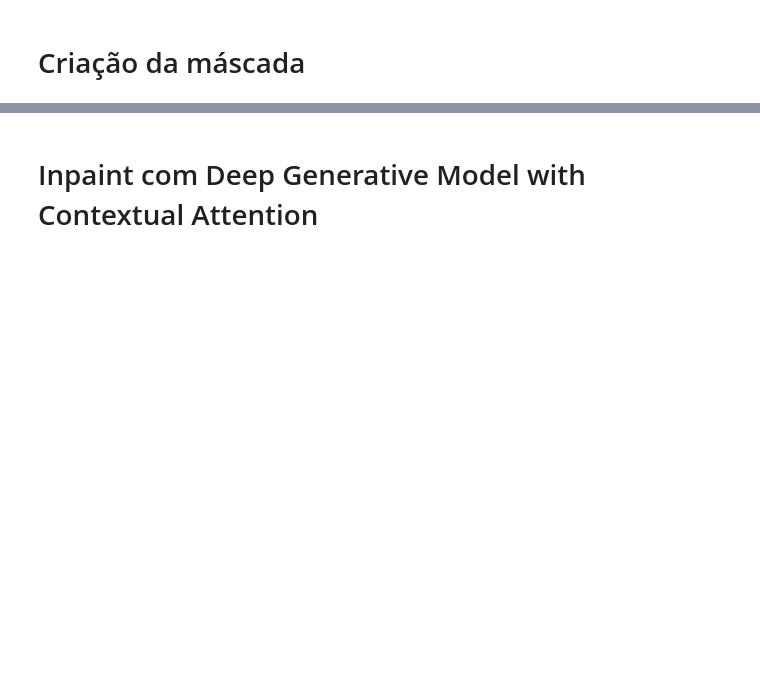
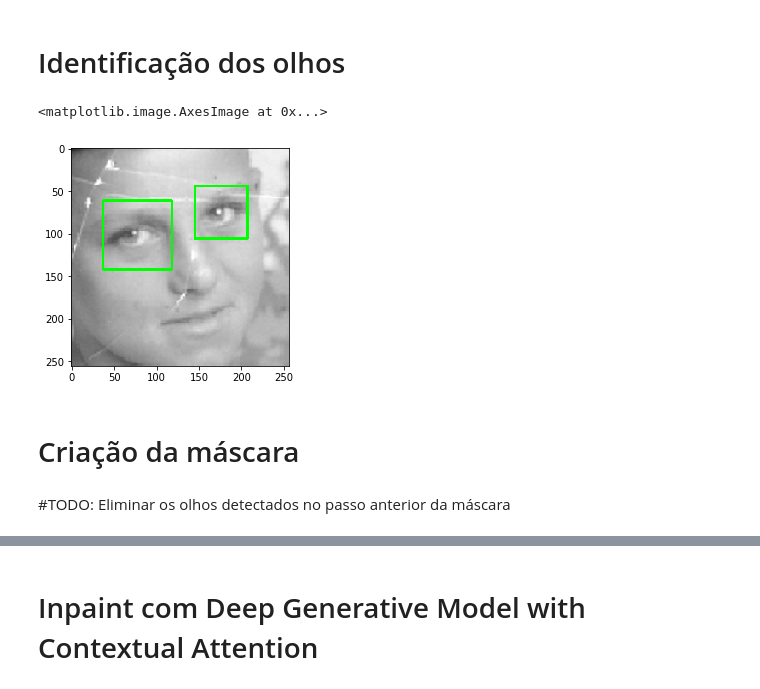
Before and after one commit to izabel-ferrari/projeto-formatura-poli, a Jupyter notebook: Inpaint.ipynb, the cells around one changed output, grey strips where cells are left out. Drawn from its saved outputs; the diff is of its cells as text; code cells hidden in the pictures; blank space fills up the shorter version.

```diff
--- a/Inpaint.ipynb
+++ b/Inpaint.ipynb
@@ -102,5 +116,41 @@ Wall time: 81.2 ms
+# %% [markdown]
+<h1>Identificação dos olhos</h1>
+# %%
+face_copy = cv2.imread(face_filepath)
+
+face_gray = cv2.cvtColor(face, cv2.COLOR_BGR2GRAY)
+face_eyes = eye_cascade.detectMultiScale(face_gray)
+
+if len(face_eyes) > 2:
+    true_eyes = [[0, 0, 0, 0], [0, 0, 0, 0]]
+    dim_eyes = [0, 0]
+
+    for face_eye in face_eyes:
+        curr_eye = int(((face_eye[2])**2 + (face_eye[3])**2)**(0.5))
+
+        if curr_eye > max(dim_eyes):
+            dim_eyes[dim_eyes.index(min(dim_eyes))] = dim_eyes[dim_eyes.index(max(dim_eyes))]
+            dim_eyes[dim_eyes.index(max(dim_eyes))] = curr_eye
+            true_eyes[1] = true_eyes[0]
+            true_eyes[0] = face_eye
+
+        elif curr_eye > min(dim_eyes):
+            dim_eyes[dim_eyes.index(min(dim_eyes))] = curr_eye
+            true_eyes[1] = face_eye
+        else:
+            pass
+
+for (ex,ey,ew,eh) in true_eyes:
+    cv2.rectangle(face_copy, (ex, ey), (ex + ew, ey + eh), (0, 255, 0), 2)
+
+plt.imshow(face_copy)
+# %% [output]
+<matplotlib.image.AxesImage at 0x...>
+[figure, added]
 # %% [markdown]
-<h1> Criação da máscada </h1>
+<h1> Criação da máscara </h1>
+# %% [markdown]
+#TODO: Eliminar os olhos detectados no passo anterior da máscara
 # %%
 %%time
 
```
Also changed, not shown: parts of 11 cells of this notebook.
